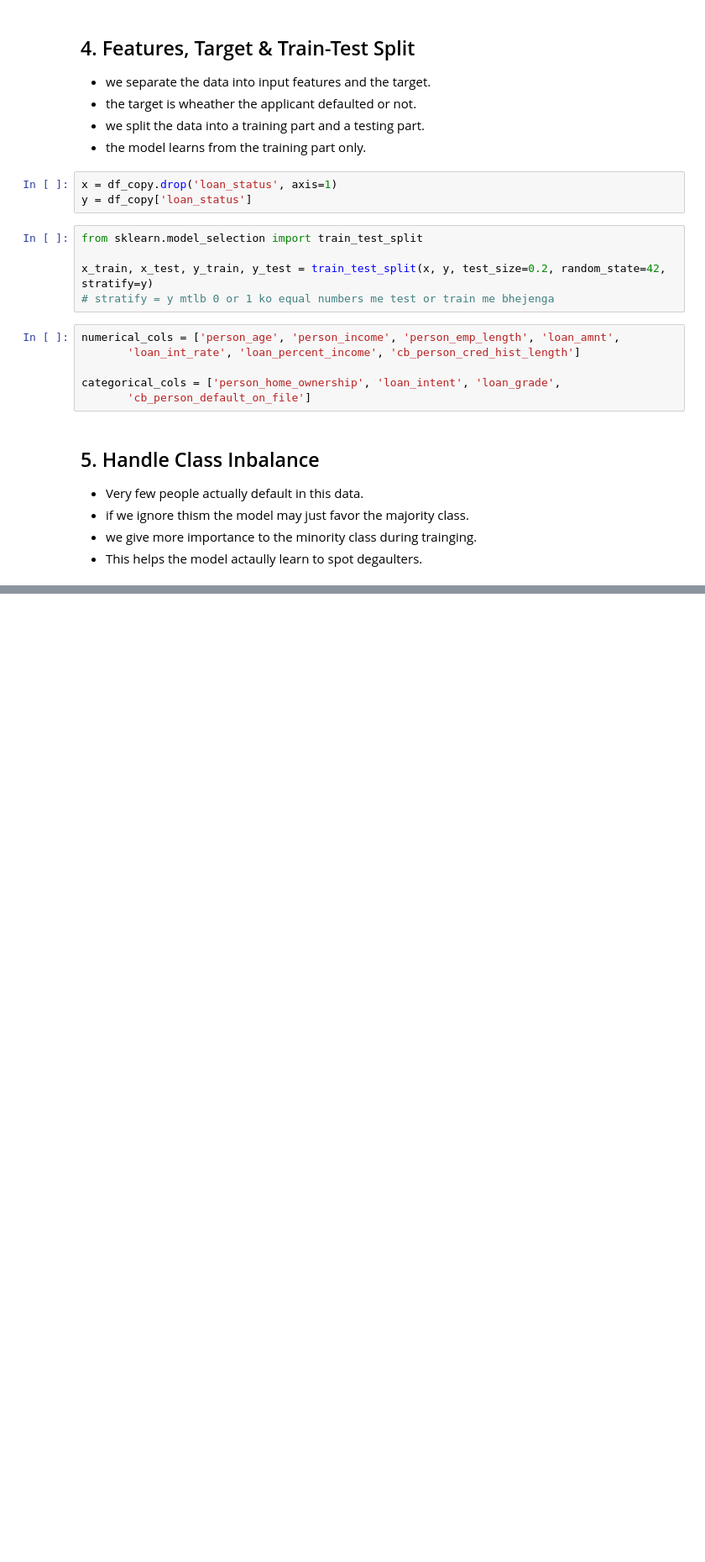
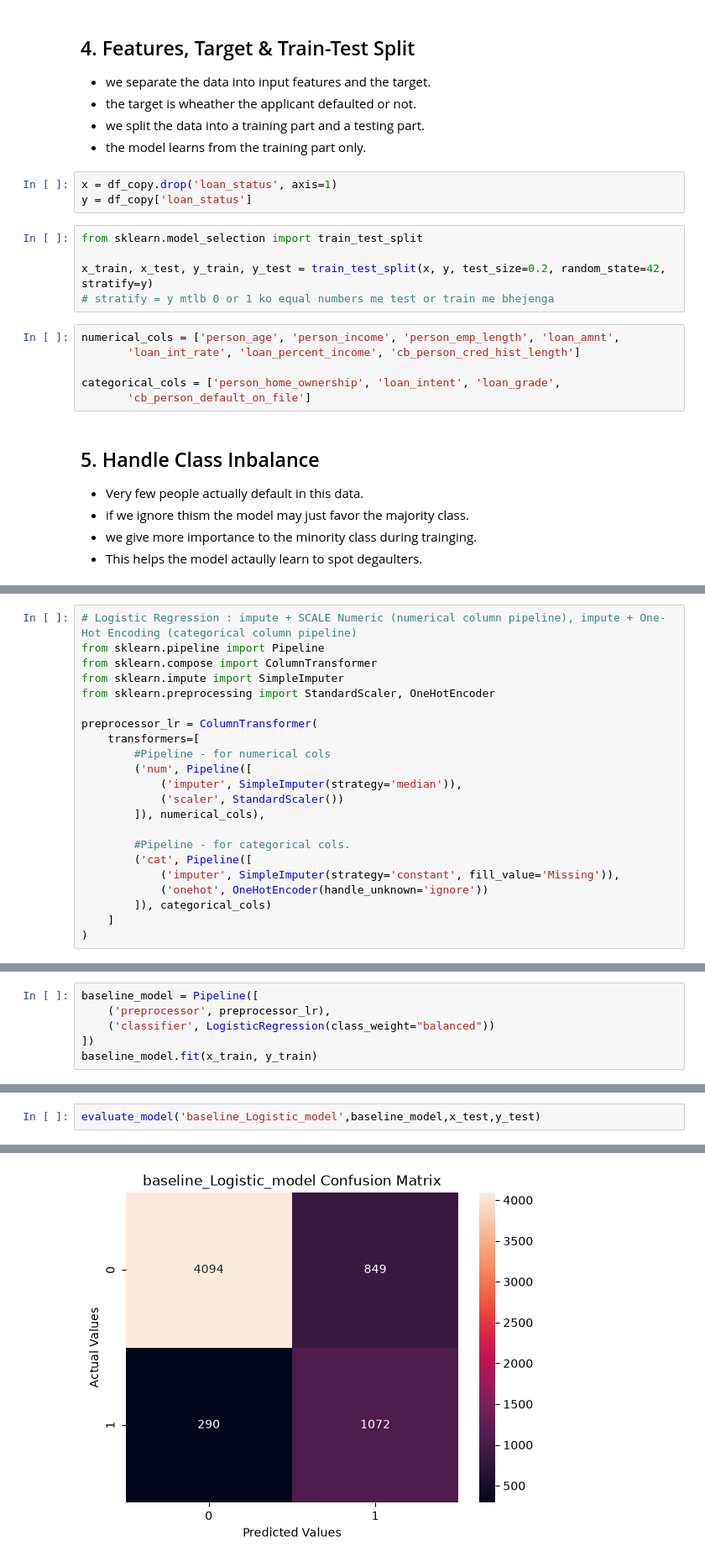
Before and after one commit to dhyan-01/Credit_risk, a Jupyter notebook: Credit_Risk.ipynb, the cells around one changed output, grey strips where cells are left out. Shown at 84% size. Cells and saved outputs as stored; diff of their text form; blank space fills up the shorter version.

```diff
--- a/Credit_Risk.ipynb
+++ b/Credit_Risk.ipynb
@@ -199,0 +223,22 @@ categorical_cols = ['person_home_ownership', 'loan_intent', 'loan_grade',
+# %%
+# Logistic Regression : impute + SCALE Numeric (numerical column pipeline), impute + One-Hot Encoding (categorical column pipeline)
+from sklearn.pipeline import Pipeline
+from sklearn.compose import ColumnTransformer
+from sklearn.impute import SimpleImputer
+from sklearn.preprocessing import StandardScaler, OneHotEncoder
+
+preprocessor_lr = ColumnTransformer(
+    transformers=[
+        #Pipeline - for numerical cols
+        ('num', Pipeline([
+            ('imputer', SimpleImputer(strategy='median')),
+            ('scaler', StandardScaler())
+        ]), numerical_cols),
+
+        #Pipeline - for categorical cols.
+        ('cat', Pipeline([
+            ('imputer', SimpleImputer(strategy='constant', fill_value='Missing')),
+            ('onehot', OneHotEncoder(handle_unknown='ignore'))
+        ]), categorical_cols)
+    ]
+)
@@ -199,0 +392,6 @@ categorical_cols = ['person_home_ownership', 'loan_intent', 'loan_grade',
+# %%
+baseline_model = Pipeline([
+    ('preprocessor', preprocessor_lr),
+    ('classifier', LogisticRegression(class_weight="balanced"))
+])
+baseline_model.fit(x_train, y_train)
@@ -199,0 +416,3 @@ categorical_cols = ['person_home_ownership', 'loan_intent', 'loan_grade',
+# %%
+evaluate_model('baseline_Logistic_model',baseline_model,x_test,y_test)
+# %% [output]
@@ -199,0 +433 @@ categorical_cols = ['person_home_ownership', 'loan_intent', 'loan_grade',
+[figure, added]
```
Also changed, not shown: parts of 20 cells of this notebook.
